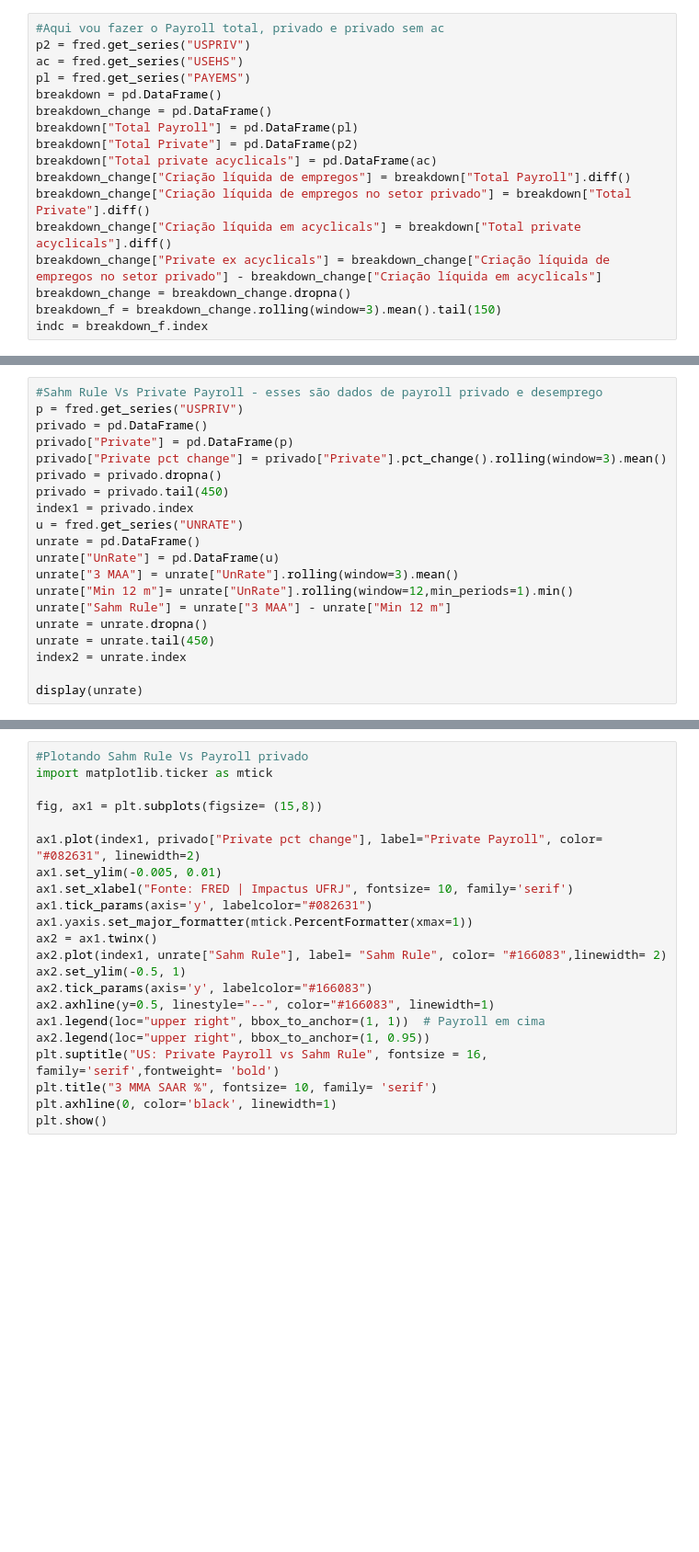
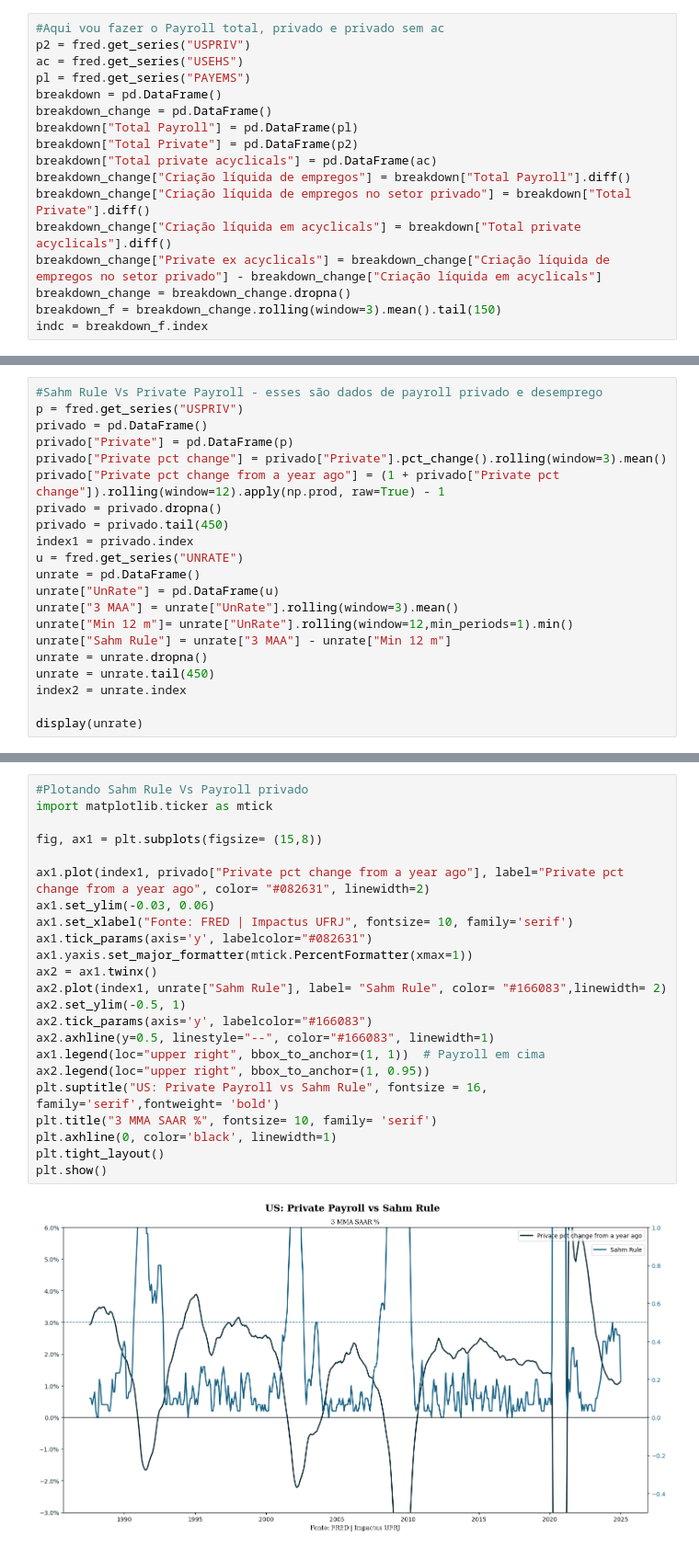
Before and after one commit to Joao-Henrique-Q/Impactus_Python_Scripts, a Jupyter notebook: Payroll_graphs_and_data.ipynb, the cells around one changed output, grey strips where cells are left out. Shown at 92% size. Cells and saved outputs as stored; diff of their text form; blank space fills up the shorter version.

```diff
--- a/Payroll_graphs_and_data.ipynb
+++ b/Payroll_graphs_and_data.ipynb
@@ -207,6 +230,7 @@ p = fred.get_series("USPRIV")
 privado = pd.DataFrame()
 privado["Private"] = pd.DataFrame(p)
 privado["Private pct change"] = privado["Private"].pct_change().rolling(window=3).mean()
+privado["Private pct change from a year ago"] = (1 + privado["Private pct change"]).rolling(window=12).apply(np.prod, raw=True) - 1
 privado = privado.dropna()
 privado = privado.tail(450)
 index1 = privado.index
@@ -224,22 +262,25 @@ display(unrate)
 # %%
 #Plotando Sahm Rule Vs Payroll privado
 import matplotlib.ticker as mtick
 
 fig, ax1 = plt.subplots(figsize= (15,8))
 
-ax1.plot(index1, privado["Private pct change"], label="Private Payroll", color= "#082631", linewidth=2)
-ax1.set_ylim(-0.005, 0.01)
+ax1.plot(index1, privado["Private pct change from a year ago"], label="Private pct change from a year ago", color= "#082631", linewidth=2)
+ax1.set_ylim(-0.03, 0.06)
 ax1.set_xlabel("Fonte: FRED | Impactus UFRJ", fontsize= 10, family='serif')
 ax1.tick_params(axis='y', labelcolor="#082631")
 ax1.yaxis.set_major_formatter(mtick.PercentFormatter(xmax=1))
 ax2 = ax1.twinx()
 ax2.plot(index1, unrate["Sahm Rule"], label= "Sahm Rule", color= "#166083",linewidth= 2)
 ax2.set_ylim(-0.5, 1)
 ax2.tick_params(axis='y', labelcolor="#166083")
 ax2.axhline(y=0.5, linestyle="--", color="#166083", linewidth=1)
 ax1.legend(loc="upper right", bbox_to_anchor=(1, 1))  # Payroll em cima
 ax2.legend(loc="upper right", bbox_to_anchor=(1, 0.95))
 plt.suptitle("US: Private Payroll vs Sahm Rule", fontsize = 16, family='serif',fontweight= 'bold')
 plt.title("3 MMA SAAR %", fontsize= 10, family= 'serif')
 plt.axhline(0, color='black', linewidth=1)
+plt.tight_layout()
 plt.show()
+# %% [output]
+[figure, added]
```
Also changed, not shown: parts of 22 cells of this notebook.
